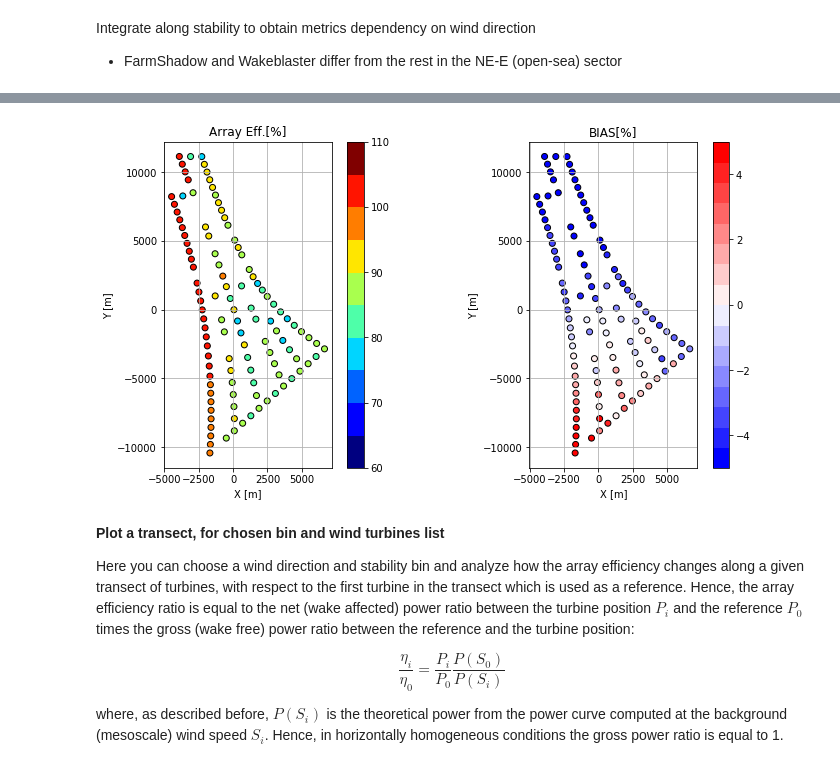
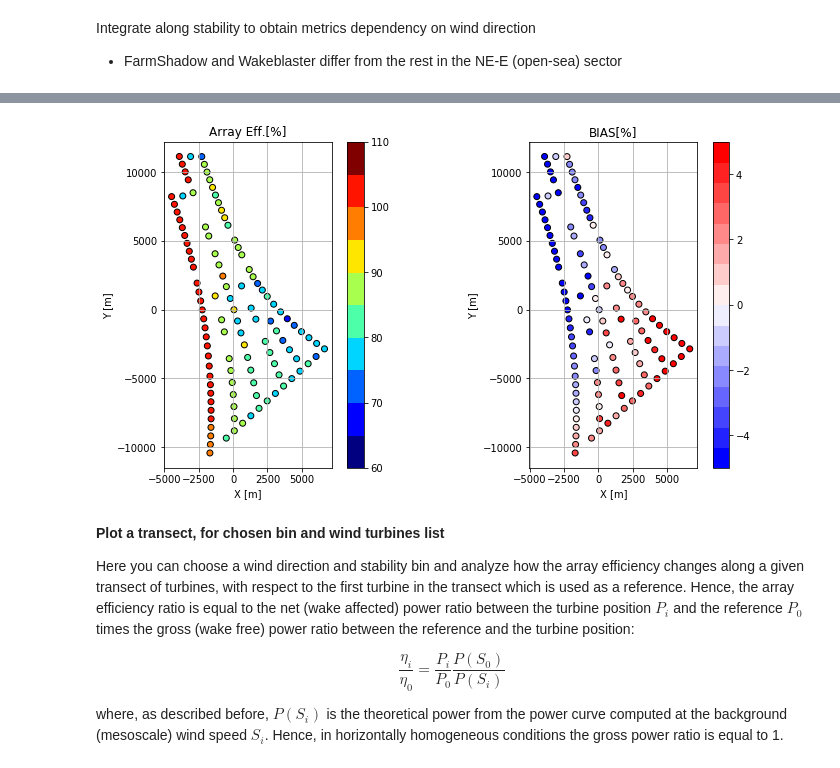
Before and after one commit to CENER-EPR/OWAbench, a Jupyter notebook: Anholt/Anholt_ArrayEfficiency.ipynb, the cells around one changed output, grey strips where cells are left out. Drawn from its saved outputs; the diff is of its cells as text; code cells hidden in the pictures.

```diff
--- a/Anholt/Anholt_ArrayEfficiency.ipynb
+++ b/Anholt/Anholt_ArrayEfficiency.ipynb
@@ -30,25 +33,28 @@ IPython.OutputArea.prototype._should_scroll = function(lines) {
 # %% [markdown]
 ## Participants
 # %%
-n_sim = 16 # number of submited simulations + 1 (ensemble)
+n_sim = 19 # number of submited simulations + 1 (ensemble)
 sims = pd.DataFrame(columns = ['ID','Ensemble','Participant','Model Name', 'Model Type','Approach','Input','Remarks','Label'],
                    index = np.arange(0,n_sim,1))
-sims.loc[0] =  ['anh00a'  ,0,'CENER'    ,'FLORIS'     ,'Porté-Agel'         ,'ba','ctrl,ref','Neutral'         ,'CENER_PortéAgelNeutral_ba_ref']
-sims.loc[1] =  ['anh00b'  ,0,'CENER'    ,'FLORIS'     ,'Jensen'             ,'ba','ctrl,ref','Neutral'         ,'CENER_JensenNeutral_ba_ref'   ]
-sims.loc[2] =  ['anh00c'  ,0,'CENER'    ,'FLORIS'     ,'Multizone'          ,'ba','ctrl,ref','Neutral'         ,'CENER_MultizoneNeutral_ba_ref']
-sims.loc[3] =  ['anh01'   ,1,'ProPlanEn','WakeBlaster','RANS Eddy-Vis'      ,'ts','ctrl,wt' ,' '               ,'ProPlanEn_WakeBlaster_ts_wt']
-sims.loc[4] =  ['anh02a'  ,1,'TU-Delft' ,'eWakeLab'   ,'PARK83'             ,'ts','ctrl,wt' ,'Dynamic Cw'      ,'TUD_PARK83_ts_wt']
-sims.loc[5] =  ['anh02b'  ,1,'TU-Delft' ,'eWakeLab'   ,'Bastankah&PortéAgel','ts','ctrl,wt' ,'Dynamic Cw'      ,'TUD_BasPortéAgel_ts_wt']
-sims.loc[6] =  ['anh05a'  ,1,'EMD'      ,'WindPro'    ,'PARK2'              ,'ts','ctrl,wt' ,'stability-based' ,'EMD_PARK2stab_ts_wt']
-sims.loc[7] =  ['anh05b'  ,1,'EMD'      ,'WindPro'    ,'PARK2'              ,'ts','ctrl,wt' ,'TI-based'        ,'EMD_PARK2ti_ts_wt']
-sims.loc[8] =  ['anh07a'  ,1,'IFPEN'    ,'FarmShadow' ,'Ishihara&Qian'      ,'ba','ctrl,ref',' '               ,'IFPEN_IsiQian_ba_ref']
-sims.loc[9] =  ['anh07b'  ,1,'IFPEN'    ,'FarmShadow' ,'Ishihara&Qian'      ,'ts','ctrl,ref',' '               ,'IFPEN_IsiQian_ts_ref']
-sims.loc[10] = ['anh07c'  ,1,'IFPEN'    ,'FarmShadow' ,'Gaussian-Bast&Qian' ,'ts','ctrl,ref',' '               ,'IFPEN_GaussQian_ts_ref']
-sims.loc[11] = ['anh08a'  ,1,'Anonymous','WindPro'    ,'PARK'               ,'ts','ctrl,wt' ,'Cw = 0.8TI'      ,'PARK2_08TI_ts_wt']
-sims.loc[12] = ['anh08b'  ,1,'Anonymous','WindPro'    ,'PARK'               ,'ts','ctrl,wt' ,'Cw = 0.67TI'     ,'PARK2_08TI_ts_wt']
-sims.loc[13] = ['anh08c'  ,1,'Anonymous','WindPro'    ,'PARK2'              ,'ts','ctrl,wt' ,'Cw = 0.038'      ,'PARK2_08TI_ts_wt']
-sims.loc[14] = ['anh09a'  ,1,'Anonymous','WindPro'    ,'PARK2'              ,'ba','ctrl,ref','Stability based','PARK2_08TI_ts_wt']
-sims.loc[15] = ['ensemble',0,' '        ,' '          ,' '                  ,'ba',' '       ,' '              ,'ensemble']
+sims.loc[0]  = ['anh00a'  ,0,'CENER'    ,'FLORIS'     ,'Porté-Agel'         ,'ba','ctrl,ref','Neutral'         ,'CENER_PortéAgelNeutral_ba_ref']
+sims.loc[1]  = ['anh00b'  ,0,'CENER'    ,'FLORIS'     ,'Jensen'             ,'ba','ctrl,ref','Neutral'         ,'CENER_JensenNeutral_ba_ref'   ]
+sims.loc[2]  = ['anh00c'  ,0,'CENER'    ,'FLORIS'     ,'Multizone'          ,'ba','ctrl,ref','Neutral'         ,'CENER_MultizoneNeutral_ba_ref']
+sims.loc[3]  = ['anh01'   ,0,'ProPlanEn','WakeBlaster','RANS Eddy-Vis'      ,'ts','ctrl,wt' ,' '               ,'ProPlanEn_WakeBlaster_ts_wt']
+sims.loc[4]  = ['anh02a'  ,1,'TU-Delft' ,'eWakeLab'   ,'PARK83'             ,'ts','ctrl,wt' ,'Dynamic Cw'      ,'TUD_PARK83_ts_wt']
+sims.loc[5]  = ['anh02b'  ,1,'TU-Delft' ,'eWakeLab'   ,'Bastankah&PortéAgel','ts','ctrl,wt' ,'Dynamic Cw'      ,'TUD_BasPortéAgel_ts_wt']
+sims.loc[6]  = ['anh05a'  ,0,'EMD'      ,'WindPro'    ,'PARK2'              ,'ts','ctrl,wt' ,'TI-based lim002' ,'EMD_PARK2ti002_ts_wt']
+sims.loc[7]  = ['anh05b'  ,0,'EMD'      ,'WindPro'    ,'PARK2'              ,'ts','ctrl,wt' ,'TI-based lim003' ,'EMD_PARK2ti003_ts_wt']
+sims.loc[8]  = ['anh05c'  ,0,'EMD'      ,'WindPro'    ,'PARK2'              ,'ts','ctrl,wt' ,'stab slope1lim01','EMD_PARK2sl1lim01_ts_wt']
+sims.loc[9]  = ['anh05d'  ,0,'EMD'      ,'WindPro'    ,'PARK2'              ,'ts','ctrl,wt' ,'stab slope1lim02','EMD_PARK2sl1lim02_ts_wt']
+sims.loc[10] = ['anh05e'  ,0,'EMD'      ,'WindPro'    ,'PARK2'              ,'ts','ctrl,wt' ,'stab slope2lim02','EMD_PARK2sl2lim02_ts_wt']
+sims.loc[11] = ['anh07a'  ,1,'IFPEN'    ,'FarmShadow' ,'Ishihara&Qian'      ,'ba','ctrl,ref',' '               ,'IFPEN_IsiQian_ba_ref']
+sims.loc[12] = ['anh07b'  ,1,'IFPEN'    ,'FarmShadow' ,'Ishihara&Qian'      ,'ts','ctrl,ref',' '               ,'IFPEN_IsiQian_ts_ref']
+sims.loc[13] = ['anh07c'  ,1,'IFPEN'    ,'FarmShadow' ,'Gaussian-Bast&Qian' ,'ts','ctrl,ref',' '               ,'IFPEN_GaussQian_ts_ref']
+sims.loc[14] = ['anh08a'  ,0,'Anonymous','WindPro'    ,'PARK'               ,'ts','ctrl,wt' ,'Cw = 0.8TI'      ,'PARK_08TI_ts_wt']
+sims.loc[15] = ['anh08b'  ,0,'Anonymous','WindPro'    ,'PARK'               ,'ts','ctrl,wt' ,'Cw = 0.67TI'     ,'PARK_067TI_ts_wt']
+sims.loc[16] = ['anh08c'  ,0,'Anonymous','WindPro'    ,'PARK2'              ,'ts','ctrl,wt' ,'Cw = 0.038'      ,'PARK2_038_ts_wt']
+sims.loc[17] = ['anh09a'  ,0,'Anonymous','WindPro'    ,'PARK2'              ,'ba','ctrl,ref','Stability based' ,'PARK2_ba_ref']
+sims.loc[18] = ['ensemble',0,' '        ,' '          ,' '                  ,'ba',' '       ,' '               ,'ensemble']
 ensemble = sims.index[sims['Ensemble'] == 1].tolist()
 sims
 # %% [output]
@@ -128,7 +134,7 @@ zLbins_label = ['u','n','s']
 zref = Hhub         # [m]
 
 # Load mesoscale data from the referent site (time-height profiles)
-mast = WindConditions('./inputs/Anholt_Lav30km_ref.nc', siteID, datefrom, dateto)
+mast = WindConditions('./inputs/Anholt_Control_Lav30km_ref.nc', siteID, datefrom, dateto)
 
 #init the bin averaging class
 bin_avrg = BinAvrg(siteID,datefrom, dateto, WDbins, WDbins_label, zLbins, zLbins_label,turbines['VDC ID'],sims["ID"].values)
@@ -172,7 +178,7 @@ Hence, after filtering for the wind speed, stability and direction bins, there a
 Now we load the mesoscale data interpolated at the turbine positions to generate reference power data that will be used in the definition of array efficiency.
 # %%
 # Load mesoscale data at turbine positions (time-series at hub-height)
-f = netCDF4.Dataset('./inputs/Anholt_WindTurbines.nc', 'r')
+f = netCDF4.Dataset('./inputs/Anholt_Control_WindTurbines.nc', 'r')
 meso_ts_windspeed = pd.DataFrame(
             (f.variables['U'][:].data**2 + f.variables['V'][:].data**2)**0.5,
             index = f.variables['Times'][:].data)
@@ -458,13 +475,13 @@ sims
 # %%
-sim = 'anh02b' # select simulation to plot
+sim = 'anh05a' # select simulation to plot
 WDbin = 'W' # select wind direction sector
 zLbin = 'n'   # select stability
 
 data = [sim_eta_wt.loc[sim,:,WDbin,zLbin].to_pandas(),
         bias_wt.loc[sim,:,WDbin,zLbin].to_pandas()]
 plot_wf_layout(turbines['X coordinate']-x_ref, turbines['Y coordinate']-y_ref,data = data,vmin = [60,-5],vmax = [110,5])
 # %% [output]
-[figure, old version]
+[figure, new version]
 # %% [markdown]
 **Plot a transect, for chosen bin and wind turbines list**
 
```
Also changed, not shown: parts of 13 cells of this notebook, 1 other file.
